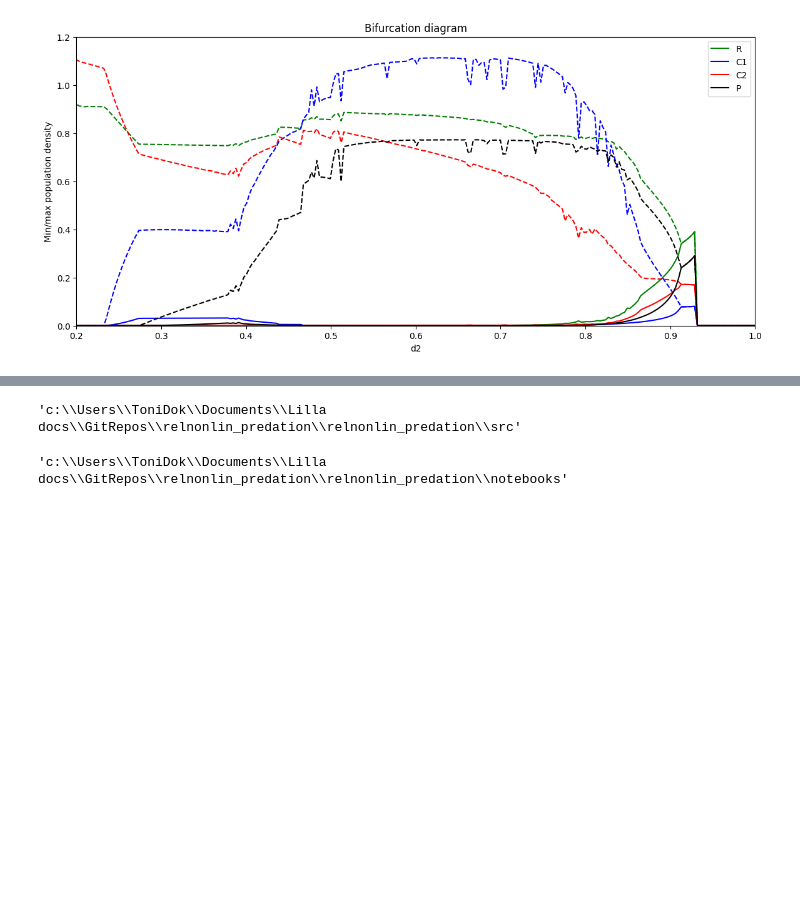
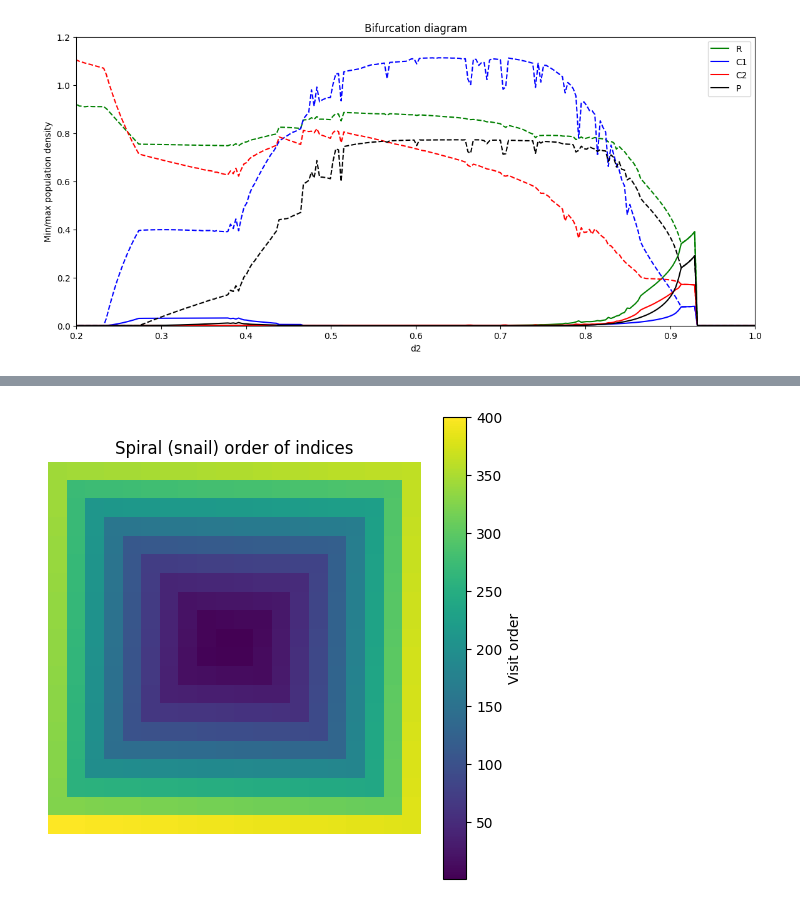
Before and after one commit to lizsukiss/relnonlin_predation, a Jupyter notebook: notebooks/explore_dynamics.ipynb, the cells around one changed output, grey strips where cells are left out. Drawn from its saved outputs; the diff is of its cells as text; code cells hidden in the pictures; blank space fills up the shorter version.

```diff
--- a/notebooks/explore_dynamics.ipynb
+++ b/notebooks/explore_dynamics.ipynb
@@ -347,8 +304,18 @@ Adjusting filename for notebooks directory
-# %%
-os.getcwd()
-# %% [output]
-'c:\\Users\\ToniDok\\Documents\\Lilla docs\\GitRepos\\relnonlin_predation\\relnonlin_predation\\src'
-# %%
-os.getcwd()
-# %% [output]
-'c:\\Users\\ToniDok\\Documents\\Lilla docs\\GitRepos\\relnonlin_predation\\relnonlin_predation\\notebooks'
+# %%
+from utils import snail_order
+n = 20  # or whatever resolution you want
+spiral = snail_order(n)  # shape (n*n, 2)
+
+# Create an empty grid and fill it with the order in which each cell is visited
+spiral_grid = np.zeros((n, n), dtype=int)
+for idx, (i, j) in enumerate(spiral):
+    spiral_grid[i, j] = idx + 1  # +1 for visualization (starts at 1)
+
+plt.figure(figsize=(6, 6))
+plt.imshow(spiral_grid, cmap='viridis')
+plt.colorbar(label='Visit order')
+plt.title('Spiral (snail) order of indices')
+plt.axis('off')
+plt.show()
+# %% [output]
+[figure, added]
```
Also changed, not shown: parts of 5 cells of this notebook, 6 other files.
